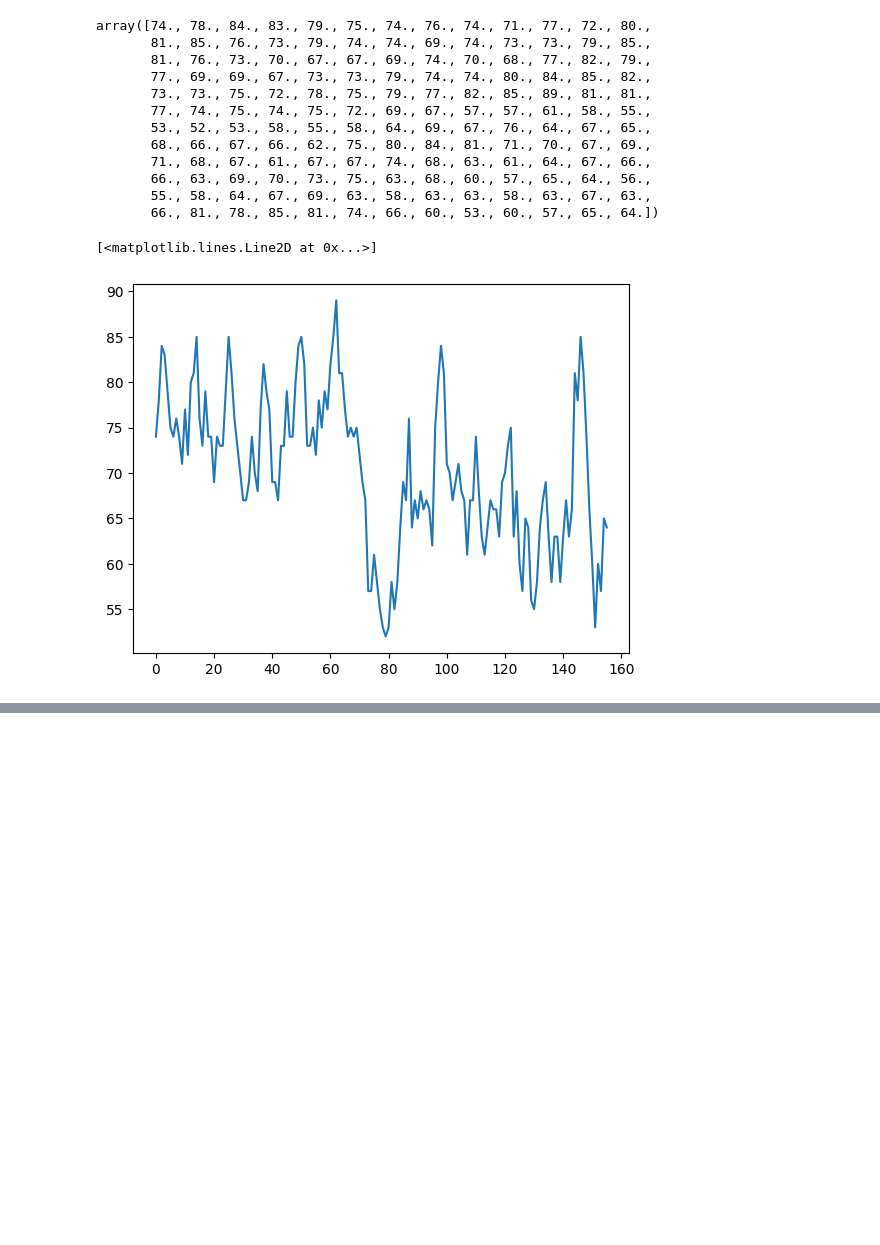
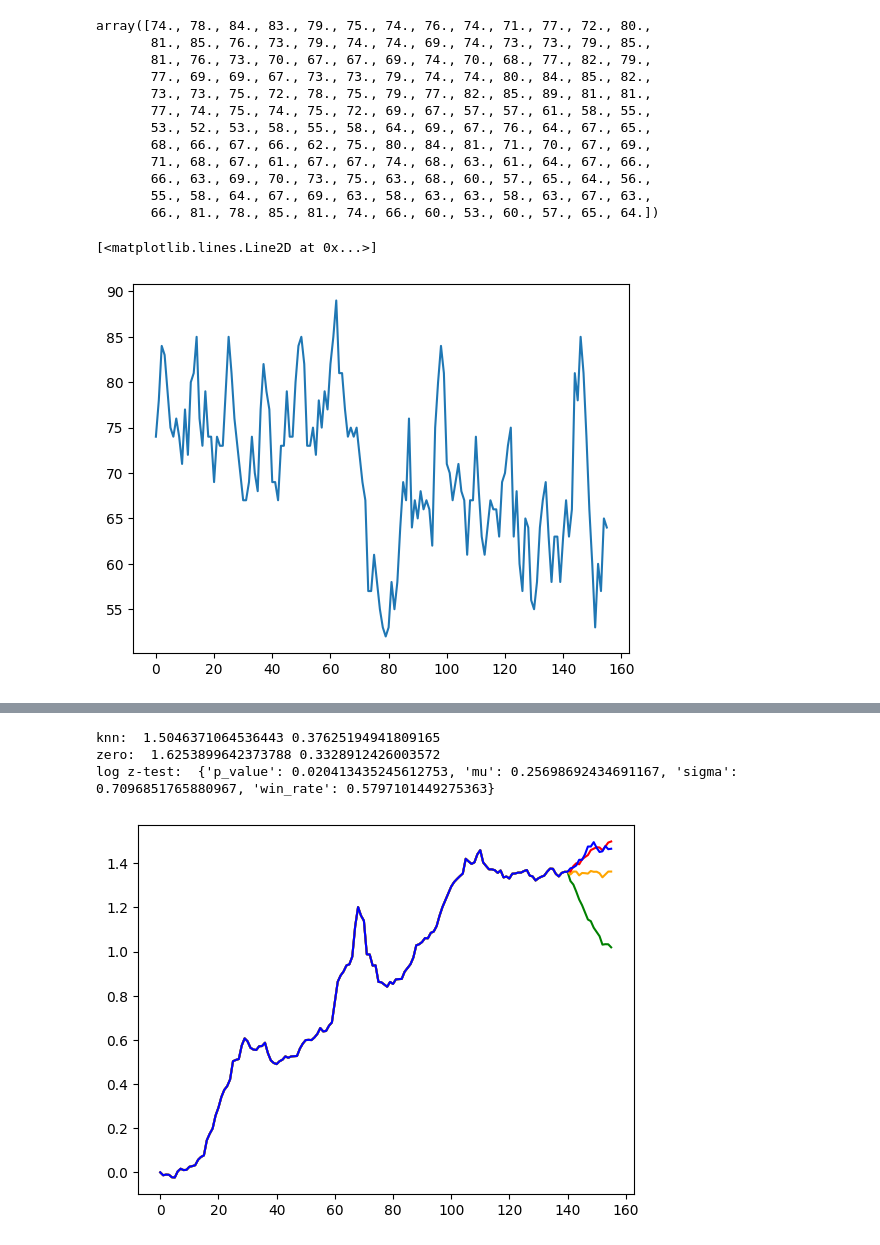
Before and after one commit to ods-pet-projects/spb-ai-hack2022, a Jupyter notebook: metamodel.ipynb, the cells around one changed output, grey strips where cells are left out. Saved outputs shown, nothing was run; the diff lists cells and outputs as text; code cells hidden in the pictures; blank space fills up the shorter version.

```diff
--- a/metamodel.ipynb
+++ b/metamodel.ipynb
@@ -114,8 +140,10 @@ def wmsfe(tasks):
     km = np.sum(hm)
     scores = []
     for t in tasks:
+        assert t is not None
         assert t.orig.shape == t.pred.shape
         disp = np.var(t.history[t.period:] - t.history[:-t.period])
+        disp = np.nan_to_num(disp) + 1e-9
         score = np.sum((t.orig - t.pred) ** 2 / (np.arange(len(t.pred)) + 1)) / disp
         scores.append(score)
     return np.sum(scores) / km, scores / hm
@@ -278,4 +179,0 @@ class SearchSequenceIndex:
-# %%
-index = SearchSequenceIndex(window=12 * 3, period=12)
-train_seq, full_seq = index.get_train_part_and_full(train_data.values)
-index.build(train_seq)
@@ -387,0 +387,33 @@ plt.show()
+# %%
+T = 41
+orig = train_data.values[:, T]
+window_data = orig[:-offset]
+
+index.fit(KNeighborsRegressor(n_neighbors=25))
+r1 = index.predict_for_seq(window_data, offset)
+knn_res = index.measure_on_all_train_data(full_seq, offset=15)
+knn_scores = wmsfe(knn_res)
+print('knn: ', knn_scores[0], leaderboard([[x] for x in knn_res]))
+
+index.fit(LinearRegression())
+r2 = index.predict_for_seq(window_data, offset)
+
+index.fit(ZeroModel())
+r3 = index.predict_for_seq(window_data, offset)
+zero_res = index.measure_on_all_train_data(full_seq, offset=15)
+zero_scores = wmsfe(zero_res)
+
+print('zero: ', zero_scores[0], leaderboard([[x] for x in zero_res]))
+
+print('log z-test: ', log_z_test(knn_scores[1], zero_scores[1]))
+
+plt.plot(r1, 'red')
+plt.plot(r2, 'green')
+plt.plot(r3, 'orange')
+plt.plot(train_data.values[:, T], 'blue')
+plt.show()
+# %% [output]
+knn:  1.5046371064536443 0.37625194941809165
+zero:  1.6253899642373788 0.3328912426003572
+log z-test:  {'p_value': 0.020413435245612753, 'mu': 0.25698692434691167, 'sigma': 0.7096851765880967, 'win_rate': 0.5797101449275363}
+[figure, added]
```
Also changed, not shown: parts of 52 cells of this notebook.
